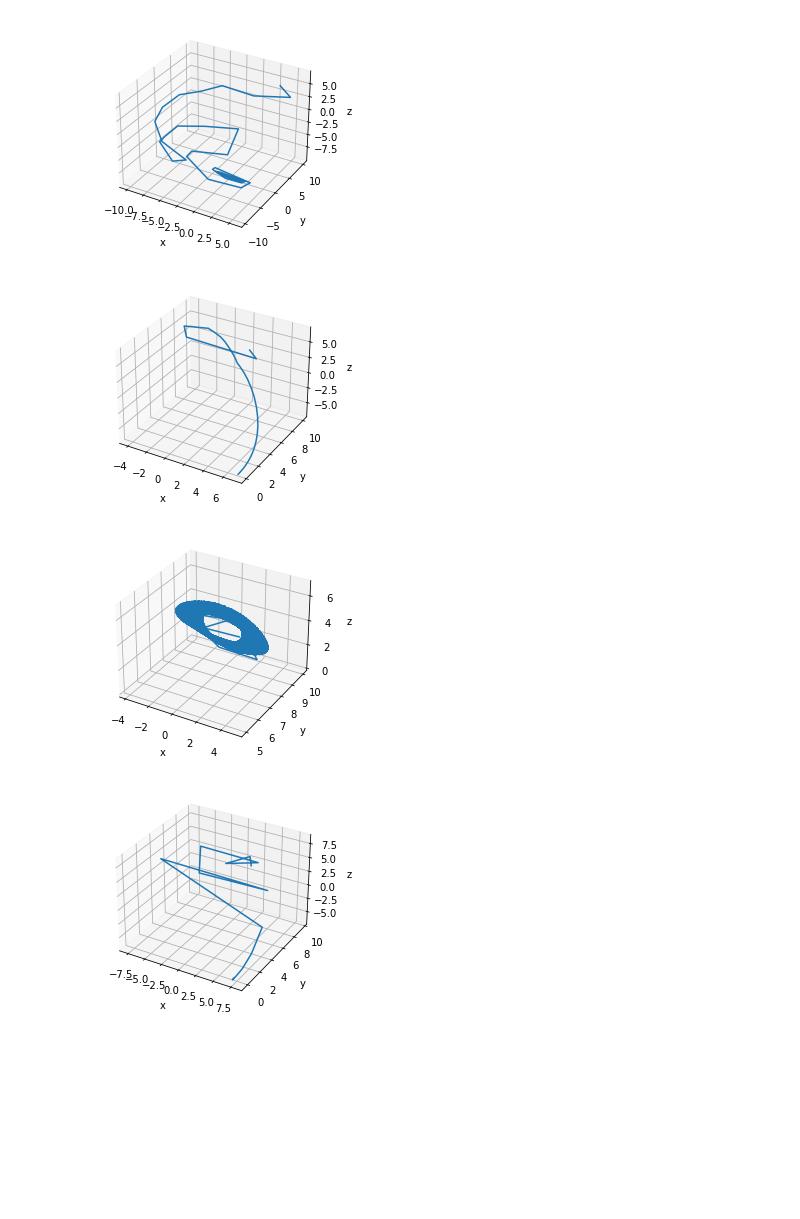
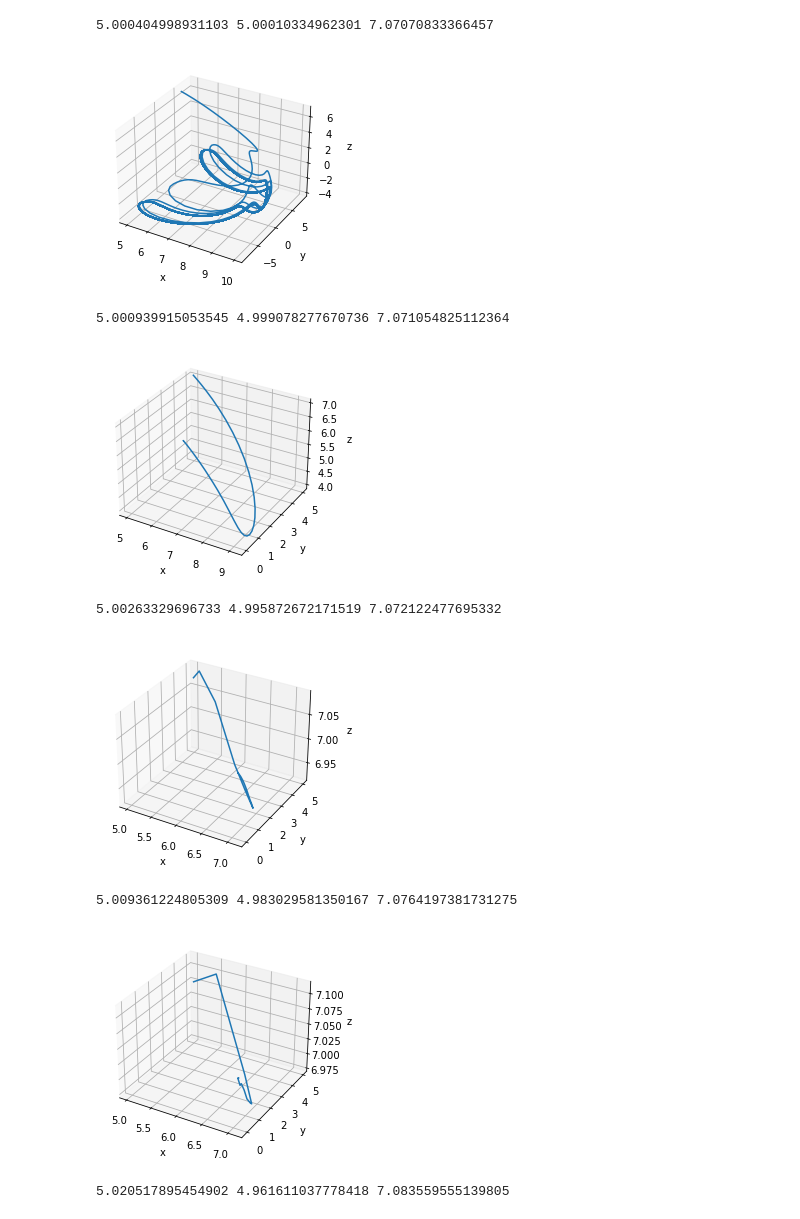
Before and after one commit to lorenzobasile/KiteRL, a Jupyter notebook: test_and_plot.ipynb, the cells around one changed output. Saved outputs shown, nothing was run; the diff lists cells and outputs as text; code cells hidden in the pictures; blank space fills up the shorter version.

```diff
--- a/test_and_plot.ipynb
+++ b/test_and_plot.ipynb
@@ -10,31 +10,38 @@ b"make: Nothing to be done for `all'.\n"
 # %%
-windspeeds=[1, 5, 10, 20, 50, 100] #m/s
+windspeeds=[1, 5, 10, 20, 30] #m/s
 for windspeed in windspeeds:
     fig=plt.figure()
     ax = fig.add_subplot(111, projection = '3d')
     theta=[]
     phi=[]
     r=[]
     position_list=subprocess.check_output(["./main.x", "%d"%windspeed]).decode() #simulating for 10 minutes, step=0.01
+    #print(position_list)
     position_list=position_list.split("\n")
     for line in position_list[:-1]:
         line=line.split(' ')
         theta.append(float(line[4]))
         phi.append(float(line[5]))
         r.append(float(line[6]))
     theta=np.array(theta)
     phi=np.array(phi)
     r=np.array(r)
     x=np.multiply(r, np.multiply(np.sin(theta), np.cos(phi)))
     y=np.multiply(r, np.multiply(np.sin(theta), np.sin(phi)))
     z=np.multiply(r, np.cos(theta))
+    print(x[0], y[0], z[0])
     ax.plot(x, y, z)
     ax.set_xlabel("x")
     ax.set_ylabel("y")
     ax.set_zlabel("z")
     plt.show()
 # %% [output]
+5.000404998931103 5.00010334962301 7.07070833366457
-[figure, old version]
+[figure, new version]
+5.000939915053545 4.999078277670736 7.071054825112364
-[figure, old version]
+[figure, new version]
+5.00263329696733 4.995872672171519 7.072122477695332
-[figure, old version]
+[figure, new version]
+5.009361224805309 4.983029581350167 7.0764197381731275
-[figure, old version]
+[figure, new version]
+5.020517895454902 4.961611037778418 7.083559555139805
```
Also changed, not shown: parts of 2 cells of this notebook, 1 other file.
